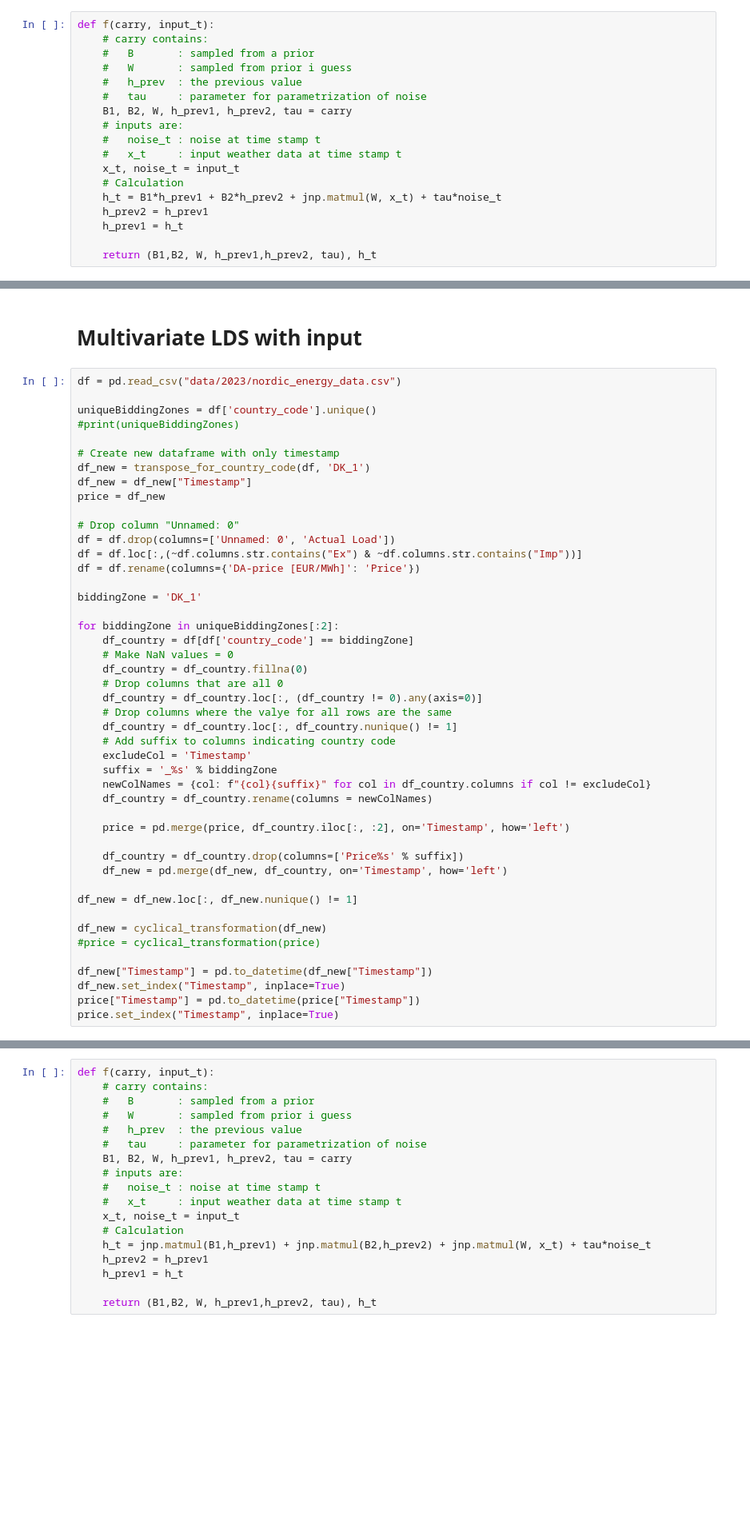
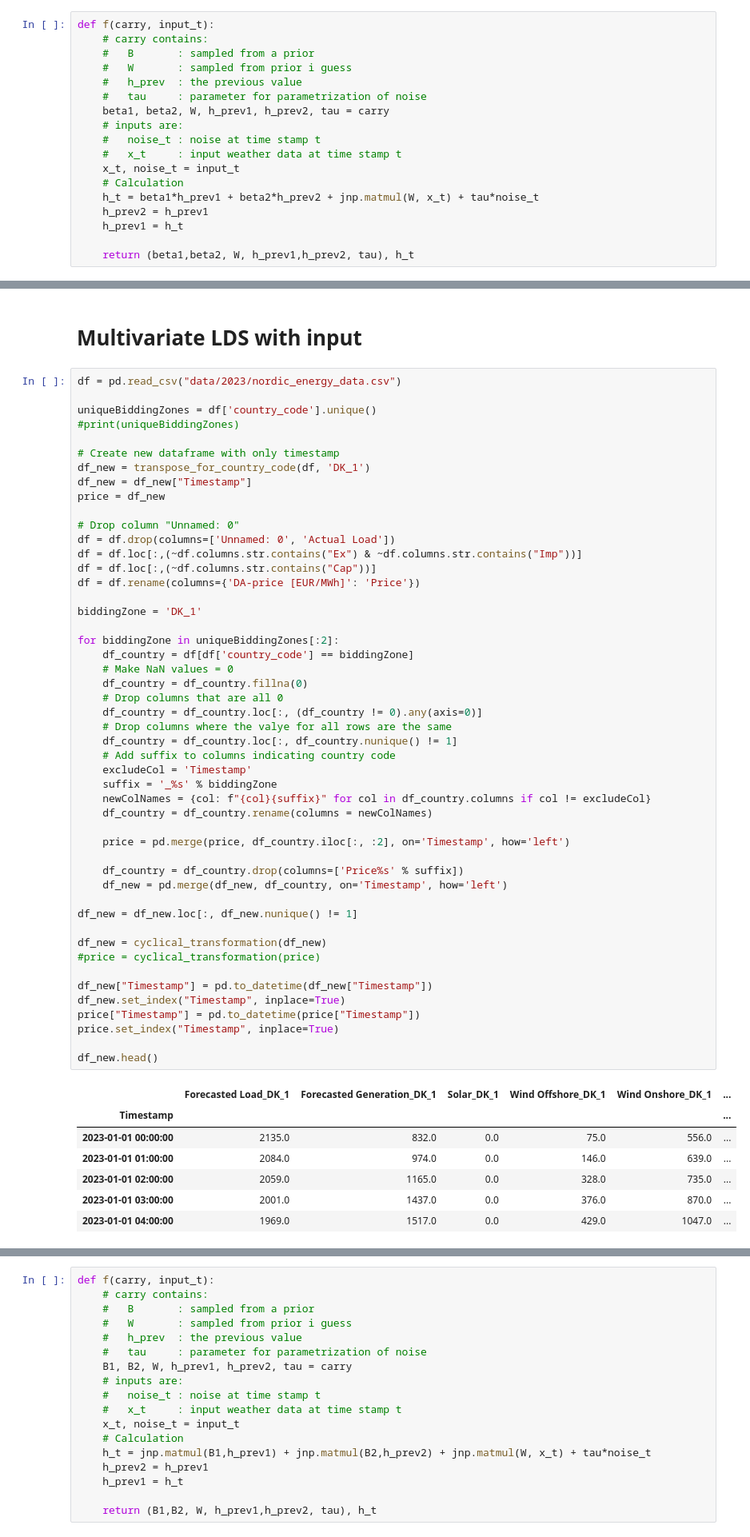
Before and after one commit to SorenBlattBendtsen/model_based, a Jupyter notebook: temporalModel.ipynb, the cells around one changed output, grey strips where cells are left out. Shown at 80% size. Cells and saved outputs as stored; diff of their text form; blank space fills up the shorter version.

```diff
--- a/temporalModel.ipynb
+++ b/temporalModel.ipynb
@@ -110,17 +110,17 @@ def f(carry, input_t):
     #   W       : sampled from prior i guess
     #   h_prev  : the previous value
     #   tau     : parameter for parametrization of noise
-    B1, B2, W, h_prev1, h_prev2, tau = carry
+    beta1, beta2, W, h_prev1, h_prev2, tau = carry
     # inputs are:
     #   noise_t : noise at time stamp t
     #   x_t     : input weather data at time stamp t
     x_t, noise_t = input_t
     # Calculation
-    h_t = B1*h_prev1 + B2*h_prev2 + jnp.matmul(W, x_t) + tau*noise_t
+    h_t = beta1*h_prev1 + beta2*h_prev2 + jnp.matmul(W, x_t) + tau*noise_t
     h_prev2 = h_prev1
     h_prev1 = h_t
 
-    return (B1,B2, W, h_prev1,h_prev2, tau), h_t
+    return (beta1,beta2, W, h_prev1,h_prev2, tau), h_t
 # %%
 def model(T, T_forecast, x_t, obs=None, ix_mis=None, ix_obs=None):
     # Define priors over B, R, W, c
@@ -244,36 +260,47 @@ price = df_new
 # Drop column "Unnamed: 0"
 df = df.drop(columns=['Unnamed: 0', 'Actual Load'])
 df = df.loc[:,(~df.columns.str.contains("Ex") & ~df.columns.str.contains("Imp"))]
+df = df.loc[:,(~df.columns.str.contains("Cap"))]
 df = df.rename(columns={'DA-price [EUR/MWh]': 'Price'})
 
 biddingZone = 'DK_1'
 
 for biddingZone in uniqueBiddingZones[:2]:
     df_country = df[df['country_code'] == biddingZone]
     # Make NaN values = 0
     df_country = df_country.fillna(0)
     # Drop columns that are all 0
     df_country = df_country.loc[:, (df_country != 0).any(axis=0)]
     # Drop columns where the valye for all rows are the same
     df_country = df_country.loc[:, df_country.nunique() != 1]
     # Add suffix to columns indicating country code
     excludeCol = 'Timestamp'
     suffix = '_%s' % biddingZone
     newColNames = {col: f"{col}{suffix}" for col in df_country.columns if col != excludeCol}
     df_country = df_country.rename(columns = newColNames)
 
     price = pd.merge(price, df_country.iloc[:, :2], on='Timestamp', how='left')
 
     df_country = df_country.drop(columns=['Price%s' % suffix])
     df_new = pd.merge(df_new, df_country, on='Timestamp', how='left')
 
 df_new = df_new.loc[:, df_new.nunique() != 1]
 
 df_new = cyclical_transformation(df_new)
 #price = cyclical_transformation(price)
 
 df_new["Timestamp"] = pd.to_datetime(df_new["Timestamp"])
 df_new.set_index("Timestamp", inplace=True)
 price["Timestamp"] = pd.to_datetime(price["Timestamp"])
 price.set_index("Timestamp", inplace=True)
+
+df_new.head()
+# %% [output]
+|  | Forecasted Load_DK_1 | Forecasted Generation_DK_1 | Solar_DK_1 | Wind Offshore_DK_1 | Wind Onshore_DK_1 | ... |
+| Timestamp |  |  |  |  |  | ... |
+| 2023-01-01 00:00:00 | 2135.0 | 832.0 | 0.0 | 75.0 | 556.0 | ... |
+| 2023-01-01 01:00:00 | 2084.0 | 974.0 | 0.0 | 146.0 | 639.0 | ... |
+| 2023-01-01 02:00:00 | 2059.0 | 1165.0 | 0.0 | 328.0 | 735.0 | ... |
+| 2023-01-01 03:00:00 | 2001.0 | 1437.0 | 0.0 | 376.0 | 870.0 | ... |
+| 2023-01-01 04:00:00 | 1969.0 | 1517.0 | 0.0 | 429.0 | 1047.0 | ... |
 # %%
```
Also changed, not shown: parts of 11 cells of this notebook.
